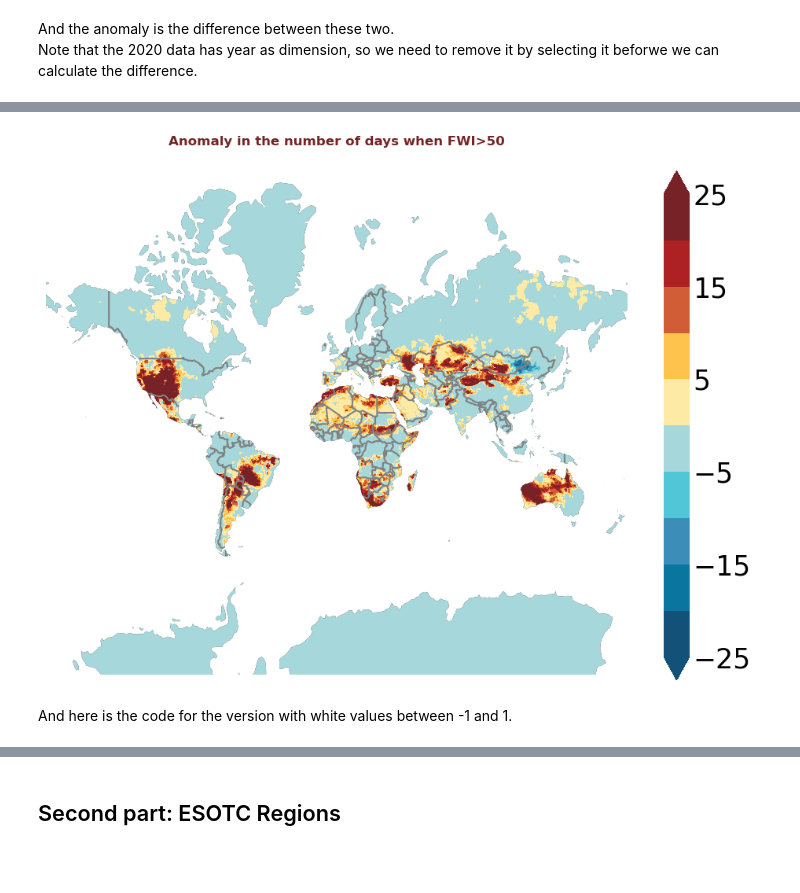
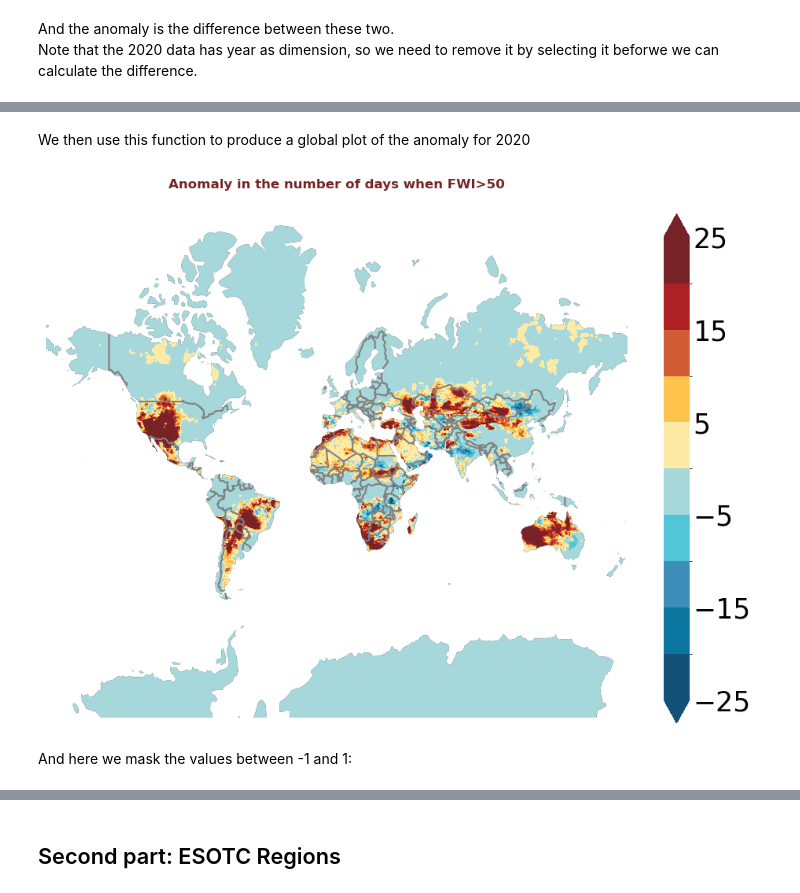
Before and after one commit to ecmwf-projects/copernicus-training-c3s-review, a Jupyter notebook: cems-notebooks/visualising-fwi-for-esotc.ipynb, the cells around one changed output, grey strips where cells are left out. Saved outputs shown, nothing was run; the diff lists cells and outputs as text; code cells hidden in the pictures; blank space fills up the shorter version.

```diff
--- a/cems-notebooks/visualising-fwi-for-esotc.ipynb
+++ b/cems-notebooks/visualising-fwi-for-esotc.ipynb
@@ -132,8 +125,10 @@ Result(content_length=1548503740,content_type=application/zip,location=https://d
 Now that we downloaded the data, we can extract the netCDF files to a different folder using the zipfile library. Because of the amount of files (1 per day for 5 years), we're unzipping the files to a separate folder (data_dir/2015_2020):
 # %%
 # If you already extracted the data, only need to be run once
-with zipfile.ZipFile('data_dir/download.zip', 'r') as zip_ref:
-    zip_ref.extractall('data_dir/2015_2020')
+with zipfile.ZipFile(f'{DATADIR}/download.zip', 'r') as zip_ref:
+    filelist = [os.path.join(DATADIR, "2015_2020", f) for f in zip_ref.namelist()]
+    zip_ref.extractall(f'{DATADIR}/2015_2020')
+filelist = sorted(filelist)
 # %% [markdown]
 ## Section 1: Loading global data with Xarray
 # %% [markdown]
@@ -142,7 +137,11 @@ Depending on how many years you choose, you may run out of memory.
 There's an option to use the global grid, or to slice your grid into a smaller area (Section 2 in this Notebook).
 # %%
 # For a global grid:
-ds = xr.open_mfdataset('data_dir/2015_2020/ECMWF_FWI_FWI_????????_1200_hr_v4.0_con.nc', parallel = True)
+ds = xr.open_mfdataset(filelist, parallel=True) # 'data_dir/2015_2020/ECMWF_FWI_FWI_????????_1200_hr_v4.0_con.nc', parallel = True)
+
+# make sure the fields has the right longitude record from -180 to 180
+ds.coords['longitude'] = (ds.coords['longitude'] + 180) % 360 - 180
+ds = ds.sortby(ds.longitude)
 # %% [markdown]
 ### Calculations
 # %% [markdown]
@@ -323,35 +392,8 @@ Attributes: (0)
+# %% [markdown]
+We then use this function to produce a global plot of the anomaly for 2020
 # %%
-plt.figure(figsize=(10, 10), dpi=100)
-ax = plt.axes(projection=ccrs.Mercator())
-
-ax.add_feature(cart.feature.OCEAN, zorder=100, edgecolor='#dc5736', color='white')
-ax.add_feature(cart.feature.BORDERS, edgecolor='grey', lw=1.5)
-#ax.set_extent ((-15, 40, 34, 70), ccrs.PlateCarree())
-
-redblue = ['#135178', '#0a759f', '#3c8db8', '#51c6d7', '#a6d7db', '#fdeaa5', '#fec34d', '#d15d36', '#ad2124', '#772227']
-# Create the custom colormap
-my_cmap = (colors.ListedColormap(redblue))
-my_cmap.set_over('#772227')
-my_cmap.set_under('#135178')
-
-# Specify the number of discrete levels to use in the colormap
-bounds = [-25, -20, -15, -10, -5, 0, 5, 10, 15, 20, 25]
-norm = colors.BoundaryNorm(bounds, my_cmap.N)
-
-# Plot data with contours and shading
-img = anom.plot.contourf(ax=ax, transform=ccrs.PlateCarree(), cmap=my_cmap, norm=norm, levels=11, extend='both',
-                         add_colorbar=False, add_labels=False)
-cbar = plt.colorbar(img, ax=ax, shrink=0.7, ticks=bounds[::2] )
-cbar.outline.set_visible(False)
-cbar.ax.tick_params(size=0)
-
-#Add coastlines and title, remove black frame
-ax.coastlines()
-ax.set_frame_on(False)
-plt.title("Anomaly in the number of days when FWI>50", fontsize=12, fontweight='bold', y=1.05, color='#742425')
-plt.tight_layout()
-#plt.savefig('./fwi_anom_europe_v_nowhite.tiff', format='tiff',facecolor='white')
+produce_map_plot(anom)
 # %% [output]
-[figure, old version]
+[figure, new version]
 # %% [markdown]
-And here is the code for the version with white values between -1 and 1.
+And here we mask the values between -1 and 1:
```
Also changed, not shown: parts of 13 cells of this notebook, 1 other file.
